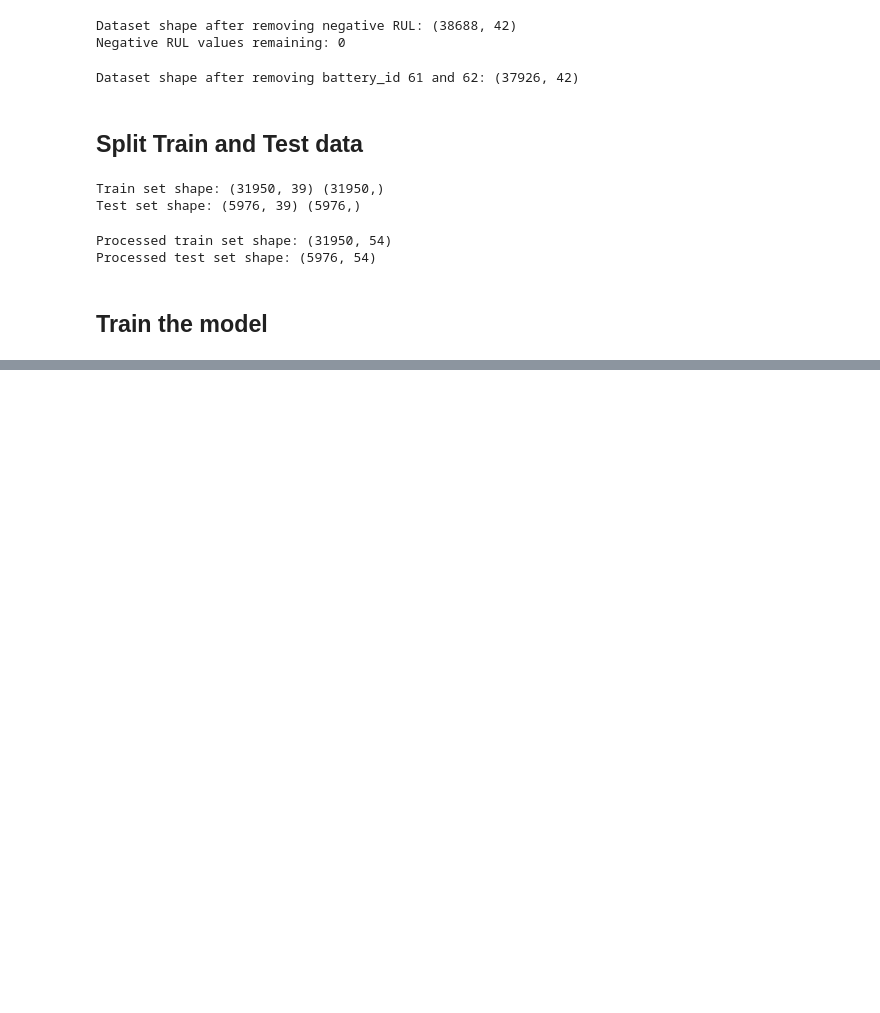
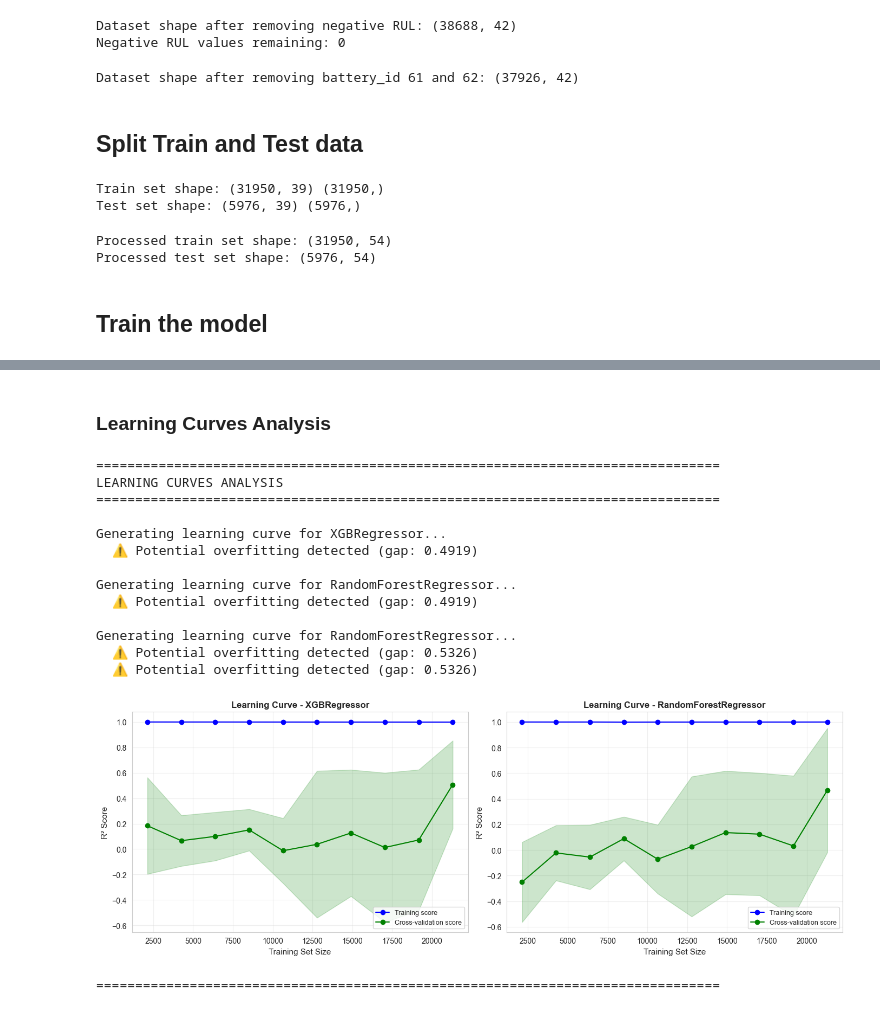
Before and after one commit to dniamsaard4codework/RUL_Project, a Jupyter notebook: notebook/modelling.ipynb, the cells around one changed output, grey strips where cells are left out. Cells and saved outputs as stored; diff of their text form; code cells hidden in the pictures; blank space fills up the shorter version.

```diff
--- a/notebook/modelling.ipynb
+++ b/notebook/modelling.ipynb
@@ -208,0 +1044,78 @@ dtype: float64
+# %% [markdown]
+### Learning Curves Analysis
+# %%
+# Learning Curves for Top Models
+print("="*80)
+print("LEARNING CURVES ANALYSIS")
+print("="*80)
+
+# Select top 2 models for learning curve analysis
+top_2_models = list(results_df.nlargest(2, 'R2')['Model'])
+
+fig, axes = plt.subplots(1, 2, figsize=(14, 5))
+
+for idx, model_name in enumerate(top_2_models):
+    print(f"\nGenerating learning curve for {model_name}...")
+
+    model = models[model_name]
+
+    # Generate learning curve
+    train_sizes, train_scores, val_scores = learning_curve(
+        model, X_train_processed, y_train,
+        cv=3,
+        scoring='r2',
+        n_jobs=-1,
+        train_sizes=np.linspace(0.1, 1.0, 10),
+        random_state=42
+    )
+
+    # Calculate mean and std
+    train_mean = train_scores.mean(axis=1)
+    train_std = train_scores.std(axis=1)
+    val_mean = val_scores.mean(axis=1)
+    val_std = val_scores.std(axis=1)
+
+    # Plot
+    axes[idx].plot(train_sizes, train_mean, 'o-', color='blue', label='Training score')
+    axes[idx].fill_between(train_sizes, train_mean - train_std, train_mean + train_std,
+                            alpha=0.2, color='blue')
+
+    axes[idx].plot(train_sizes, val_mean, 'o-', color='green', label='Cross-validation score')
+    axes[idx].fill_between(train_sizes, val_mean - val_std, val_mean + val_std,
+                            alpha=0.2, color='green')
+
+    axes[idx].set_xlabel('Training Set Size', fontsize=11)
+    axes[idx].set_ylabel('R² Score', fontsize=11)
+    axes[idx].set_title(f'Learning Curve - {model_name}', fontsize=12, fontweight='bold')
+    axes[idx].legend(loc='lower right', fontsize=9)
+    axes[idx].grid(alpha=0.3)
+
+    # Check for overfitting
+    final_gap = train_mean[-1] - val_mean[-1]
+    if final_gap > 0.1:
+        print(f"  ⚠ Potential overfitting detected (gap: {final_gap:.4f})")
+    elif final_gap < 0.05:
+        print(f"  ✓ Good generalization (gap: {final_gap:.4f})")
+    else:
+        print(f"  ⓘ Moderate fit (gap: {final_gap:.4f})")
+
+plt.tight_layout()
+plt.show()
+
+print("\n" + "="*80)
+# %% [output]
+================================================================================
+LEARNING CURVES ANALYSIS
+================================================================================
+
+Generating learning curve for XGBRegressor...
+  ⚠ Potential overfitting detected (gap: 0.4919)
+
+Generating learning curve for RandomForestRegressor...
+  ⚠ Potential overfitting detected (gap: 0.4919)
+
+Generating learning curve for RandomForestRegressor...
+  ⚠ Potential overfitting detected (gap: 0.5326)
+  ⚠ Potential overfitting detected (gap: 0.5326)
+[figure, added]
+================================================================================
```
Also changed, not shown: parts of 33 cells of this notebook, 5 other files.
